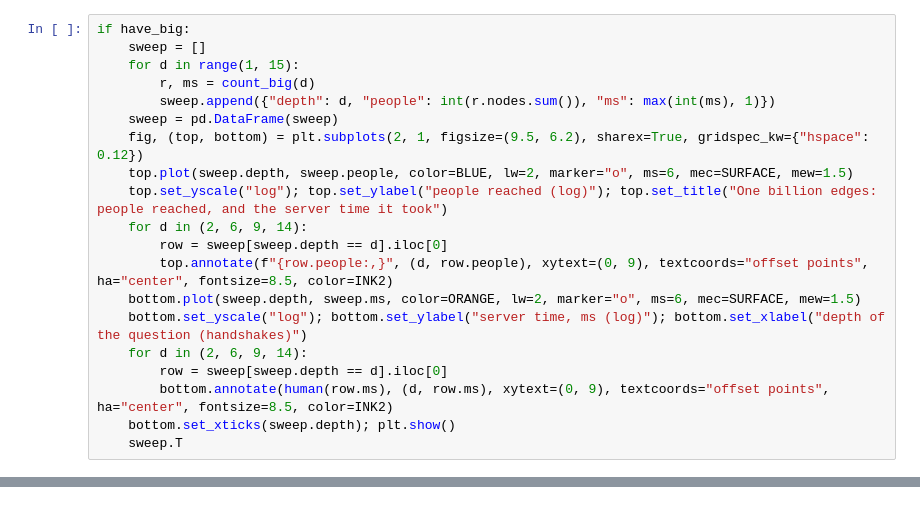
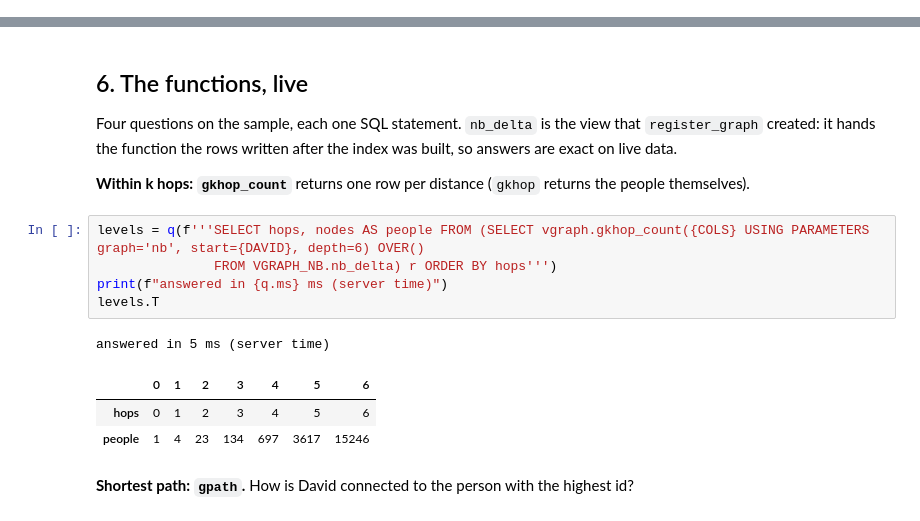
Before and after one commit to mogomo/vertica-graph-udx, a Jupyter notebook: notebook/vgraph_demo.ipynb, the cells around one changed output, grey strips where cells are left out. Saved outputs shown, nothing was run; the diff lists cells and outputs as text.

```diff
--- a/notebook/vgraph_demo.ipynb
+++ b/notebook/vgraph_demo.ipynb
@@ -423,20 +0,0 @@ One run per depth, from 1 handshake to 14, each timed by the server. The last de
-# %%
-if have_big:
-    sweep = []
-    for d in range(1, 15):
-        r, ms = count_big(d)
-        sweep.append({"depth": d, "people": int(r.nodes.sum()), "ms": max(int(ms), 1)})
-    sweep = pd.DataFrame(sweep)
-    fig, (top, bottom) = plt.subplots(2, 1, figsize=(9.5, 6.2), sharex=True, gridspec_kw={"hspace": 0.12})
-    top.plot(sweep.depth, sweep.people, color=BLUE, lw=2, marker="o", ms=6, mec=SURFACE, mew=1.5)
-    top.set_yscale("log"); top.set_ylabel("people reached (log)"); top.set_title("One billion edges: people reached, and the server time it took")
-    for d in (2, 6, 9, 14):
-        row = sweep[sweep.depth == d].iloc[0]
-        top.annotate(f"{row.people:,}", (d, row.people), xytext=(0, 9), textcoords="offset points", ha="center", fontsize=8.5, color=INK2)
-    bottom.plot(sweep.depth, sweep.ms, color=ORANGE, lw=2, marker="o", ms=6, mec=SURFACE, mew=1.5)
-    bottom.set_yscale("log"); bottom.set_ylabel("server time, ms (log)"); bottom.set_xlabel("depth of the question (handshakes)")
-    for d in (2, 6, 9, 14):
-        row = sweep[sweep.depth == d].iloc[0]
-        bottom.annotate(human(row.ms), (d, row.ms), xytext=(0, 9), textcoords="offset points", ha="center", fontsize=8.5, color=INK2)
-    bottom.set_xticks(sweep.depth); plt.show()
-    sweep.T
@@ -573,0 +303,19 @@ ax.grid(axis="y", visible=False); ax.set_xlabel("minutes"); ax.set_xlim(0, 20);
+# %% [markdown]
+## 6. The functions, live
+
+Four questions on the sample, each one SQL statement. `nb_delta` is the view that `register_graph` created: it
+hands the function the rows written after the index was built, so answers are exact on live data.
+
+**Within k hops: `gkhop_count`** returns one row per distance (`gkhop` returns the people themselves).
+# %%
+levels = q(f'''SELECT hops, nodes AS people FROM (SELECT vgraph.gkhop_count({COLS} USING PARAMETERS graph='nb', start={DAVID}, depth=6) OVER()
+               FROM VGRAPH_NB.nb_delta) r ORDER BY hops''')
+print(f"answered in {q.ms} ms (server time)")
+levels.T
+# %% [output]
+answered in 5 ms (server time)
+|  | 0 | 1 | 2 | 3 | 4 | 5 | 6 |
+| hops | 0 | 1 | 2 | 3 | 4 | 5 | 6 |
+| people | 1 | 4 | 23 | 134 | 697 | 3617 | 15246 |
+# %% [markdown]
+**Shortest path: `gpath`.** How is David connected to the person with the highest id?
```
Also changed, not shown: parts of 57 cells of this notebook, 23 other files.
